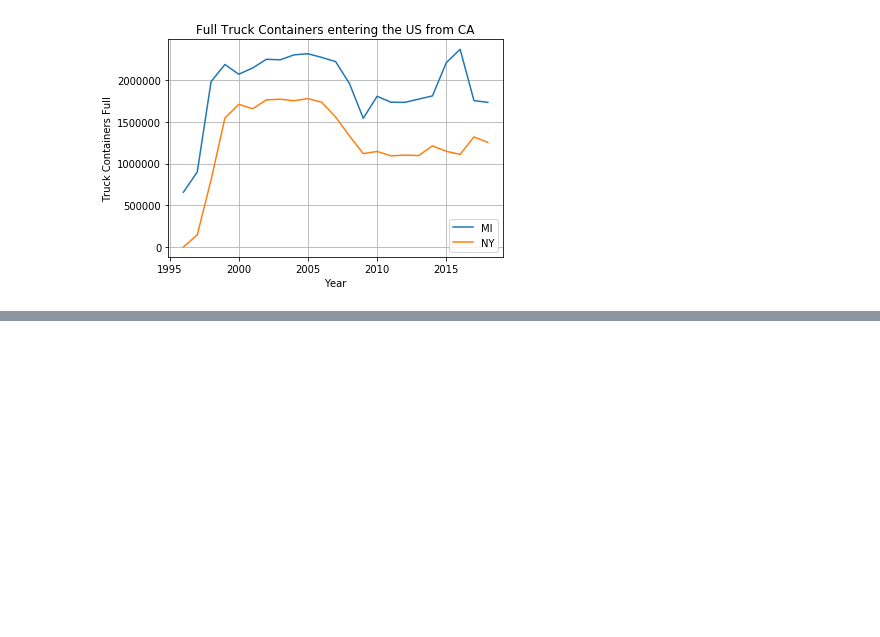
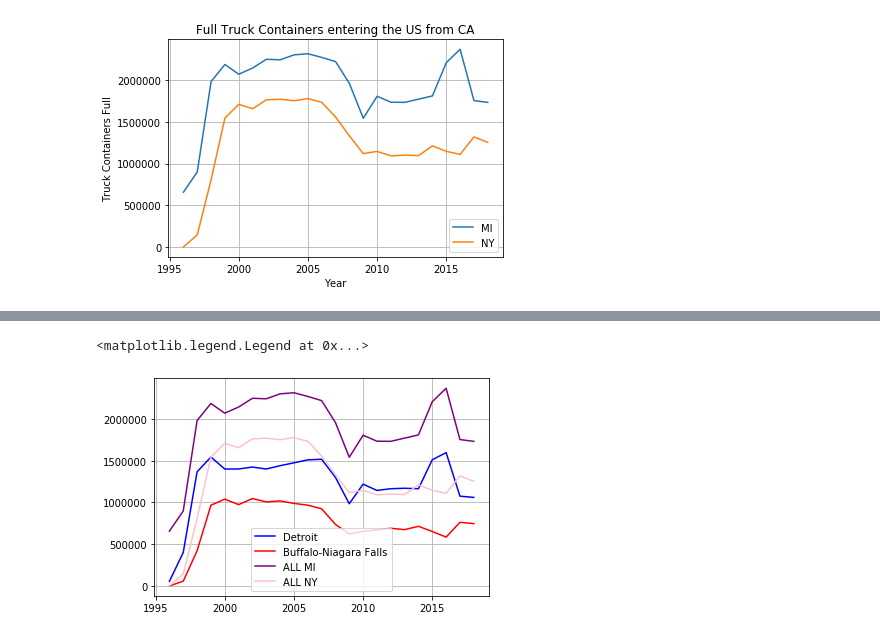
Before and after one commit to philipayazi/Project1_BorderEntries, a Jupyter notebook: Border_Entries_and _Trade_tsw.ipynb, the cells around one changed output, grey strips where cells are left out. Cells and saved outputs as stored; diff of their text form; code cells hidden in the pictures; blank space fills up the shorter version.

```diff
--- a/Border_Entries_and _Trade_tsw.ipynb
+++ b/Border_Entries_and _Trade_tsw.ipynb
@@ -186,0 +220,10 @@ Text(0.5, 1.0, 'Full Truck Containers entering the US from CA')
+# %%
+plt.plot(mi_tk_gb_ports['Detroit'], label = 'Detroit', color = 'blue')
+plt.plot(ny_tk_gb_ports['Buffalo-Niagara Falls'], label = 'Buffalo-Niagara Falls', color = 'red')
+plt.plot(mi_tk['Value'], label = 'ALL MI', color = 'purple')
+plt.plot(ny_tk['Value'], label = 'ALL NY', color = 'pink')
+plt.grid()
+plt.legend()
+# %% [output]
+<matplotlib.legend.Legend at 0x...>
+[figure, added]
```
Also changed, not shown: parts of 12 cells of this notebook.
